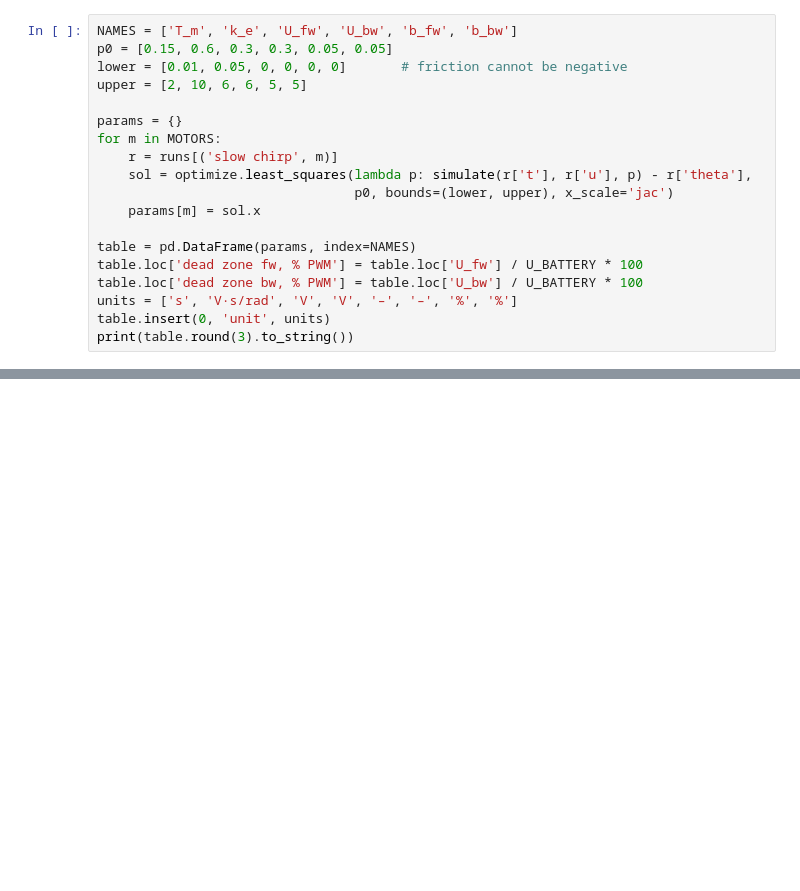
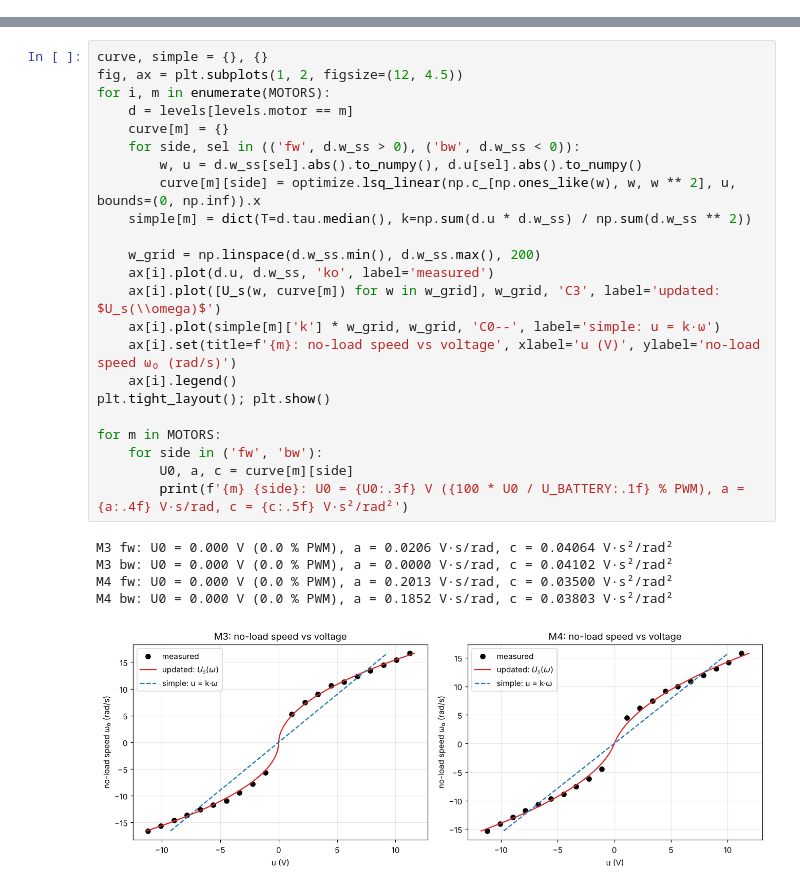
Before and after one commit to charosmuxammadiyeva/Robotics_fall, a Jupyter notebook: Assignment_1/bonus/robotics_lab5_70_bonus.ipynb, the cells around one changed output, grey strips where cells are left out. Drawn from its saved outputs; the diff is of its cells as text; blank space fills up the shorter version.

```diff
--- a/Assignment_1/bonus/robotics_lab5_70_bonus.ipynb
+++ b/Assignment_1/bonus/robotics_lab5_70_bonus.ipynb
@@ -105,19 +0,0 @@ For M3 forward: 100 × 0.381 / 11.2 = 3.40 % PWM. Below this the stationary whee
-# %%
-NAMES = ['T_m', 'k_e', 'U_fw', 'U_bw', 'b_fw', 'b_bw']
-p0 = [0.15, 0.6, 0.3, 0.3, 0.05, 0.05]
-lower = [0.01, 0.05, 0, 0, 0, 0]       # friction cannot be negative
-upper = [2, 10, 6, 6, 5, 5]
-
-params = {}
-for m in MOTORS:
-    r = runs[('slow chirp', m)]
-    sol = optimize.least_squares(lambda p: simulate(r['t'], r['u'], p) - r['theta'],
-                                 p0, bounds=(lower, upper), x_scale='jac')
-    params[m] = sol.x
-
-table = pd.DataFrame(params, index=NAMES)
-table.loc['dead zone fw, % PWM'] = table.loc['U_fw'] / U_BATTERY * 100
-table.loc['dead zone bw, % PWM'] = table.loc['U_bw'] / U_BATTERY * 100
-units = ['s', 'V·s/rad', 'V', 'V', '–', '–', '%', '%']
-table.insert(0, 'unit', units)
-print(table.round(3).to_string())
@@ -192,0 +237,29 @@ fast chirp    M4           test      3.21   -90.02
+# %%
+curve, simple = {}, {}
+fig, ax = plt.subplots(1, 2, figsize=(12, 4.5))
+for i, m in enumerate(MOTORS):
+    d = levels[levels.motor == m]
+    curve[m] = {}
+    for side, sel in (('fw', d.w_ss > 0), ('bw', d.w_ss < 0)):
+        w, u = d.w_ss[sel].abs().to_numpy(), d.u[sel].abs().to_numpy()
+        curve[m][side] = optimize.lsq_linear(np.c_[np.ones_like(w), w, w ** 2], u, bounds=(0, np.inf)).x
+    simple[m] = dict(T=d.tau.median(), k=np.sum(d.u * d.w_ss) / np.sum(d.w_ss ** 2))
+
+    w_grid = np.linspace(d.w_ss.min(), d.w_ss.max(), 200)
+    ax[i].plot(d.u, d.w_ss, 'ko', label='measured')
+    ax[i].plot([U_s(w, curve[m]) for w in w_grid], w_grid, 'C3', label='updated: $U_s(\\omega)$')
+    ax[i].plot(simple[m]['k'] * w_grid, w_grid, 'C0--', label='simple: u = k·ω')
+    ax[i].set(title=f'{m}: no-load speed vs voltage', xlabel='u (V)', ylabel='no-load speed ω₀ (rad/s)')
+    ax[i].legend()
+plt.tight_layout(); plt.show()
+
+for m in MOTORS:
+    for side in ('fw', 'bw'):
+        U0, a, c = curve[m][side]
+        print(f'{m} {side}: U0 = {U0:.3f} V ({100 * U0 / U_BATTERY:.1f} % PWM), a = {a:.4f} V·s/rad, c = {c:.5f} V·s²/rad²')
+# %% [output]
+M3 fw: U0 = 0.000 V (0.0 % PWM), a = 0.0206 V·s/rad, c = 0.04064 V·s²/rad²
+M3 bw: U0 = 0.000 V (0.0 % PWM), a = 0.0000 V·s/rad, c = 0.04102 V·s²/rad²
+M4 fw: U0 = 0.000 V (0.0 % PWM), a = 0.2013 V·s/rad, c = 0.03500 V·s²/rad²
+M4 bw: U0 = 0.000 V (0.0 % PWM), a = 0.1852 V·s/rad, c = 0.03803 V·s²/rad²
+[figure, added]
```
Also changed, not shown: parts of 37 cells of this notebook, 1 other file.
